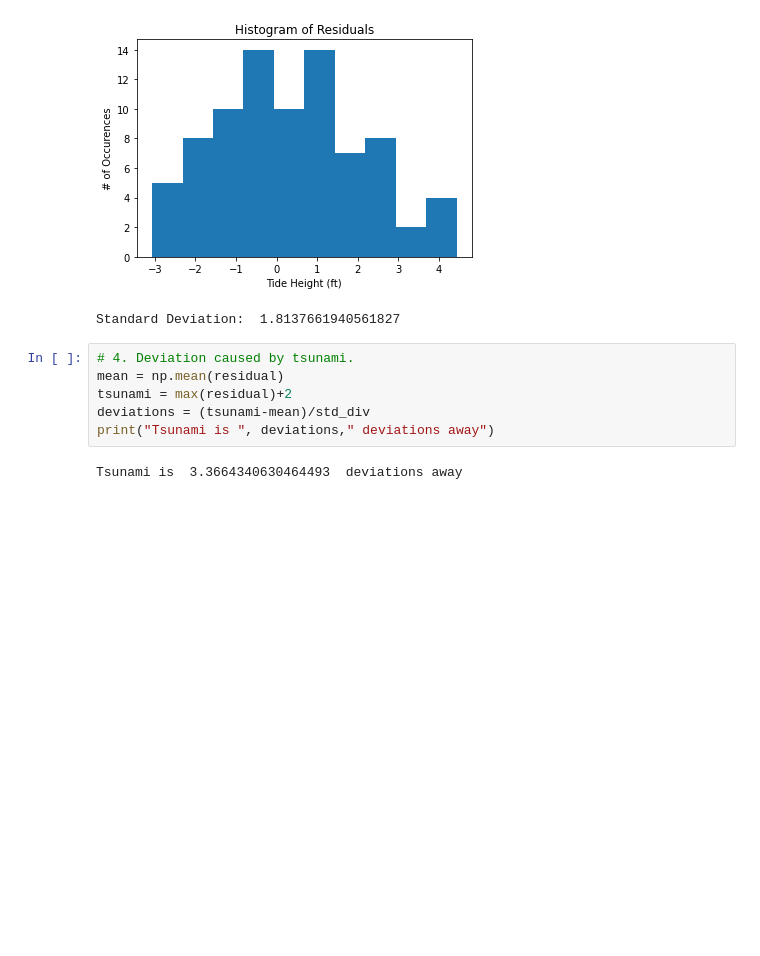
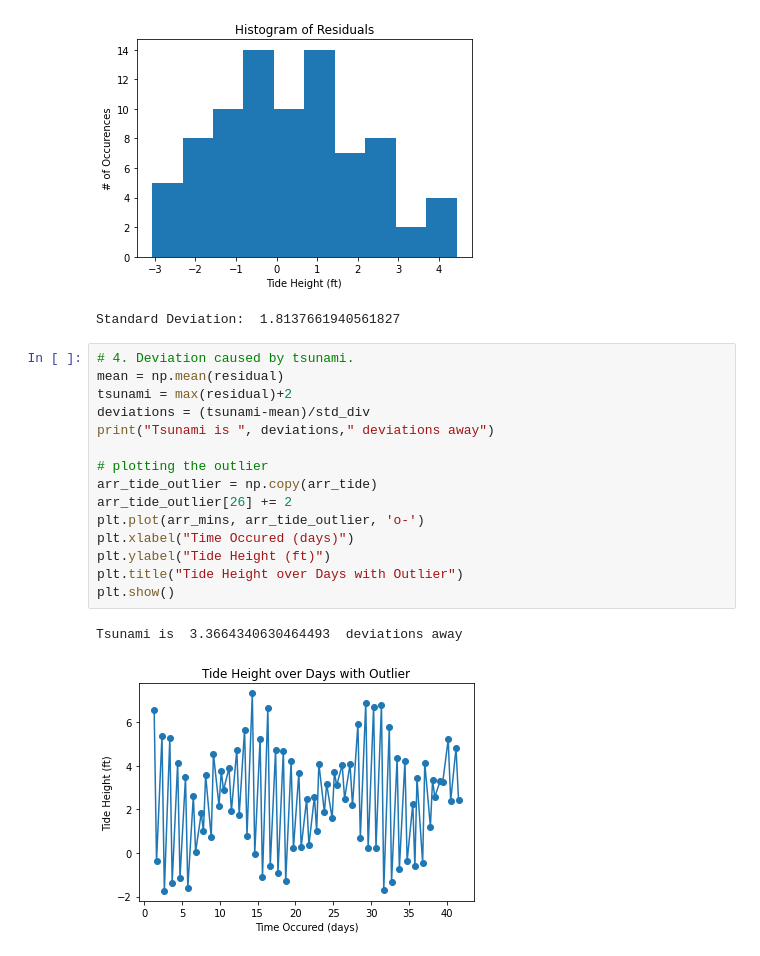
Before and after one commit to Anj-Pra/GroupA5_Astr19, a Jupyter notebook: Group5A_TidalProject.ipynb, the cells around one changed output. Drawn from its saved outputs; the diff is of its cells as text; blank space fills up the shorter version.

Commit message:
plotted the outlier caused by tsunami

```diff
--- a/Group5A_TidalProject.ipynb
+++ b/Group5A_TidalProject.ipynb
@@ -92,8 +92,18 @@ Standard Deviation:  1.8137661940561827
 # %%
 # 4. Deviation caused by tsunami.
 mean = np.mean(residual)
 tsunami = max(residual)+2
 deviations = (tsunami-mean)/std_div
 print("Tsunami is ", deviations," deviations away")
+
+# plotting the outlier
+arr_tide_outlier = np.copy(arr_tide)
+arr_tide_outlier[26] += 2
+plt.plot(arr_mins, arr_tide_outlier, 'o-')
+plt.xlabel("Time Occured (days)")
+plt.ylabel("Tide Height (ft)")
+plt.title("Tide Height over Days with Outlier")
+plt.show()
 # %% [output]
 Tsunami is  3.3664340630464493  deviations away
+[figure, added]
```
